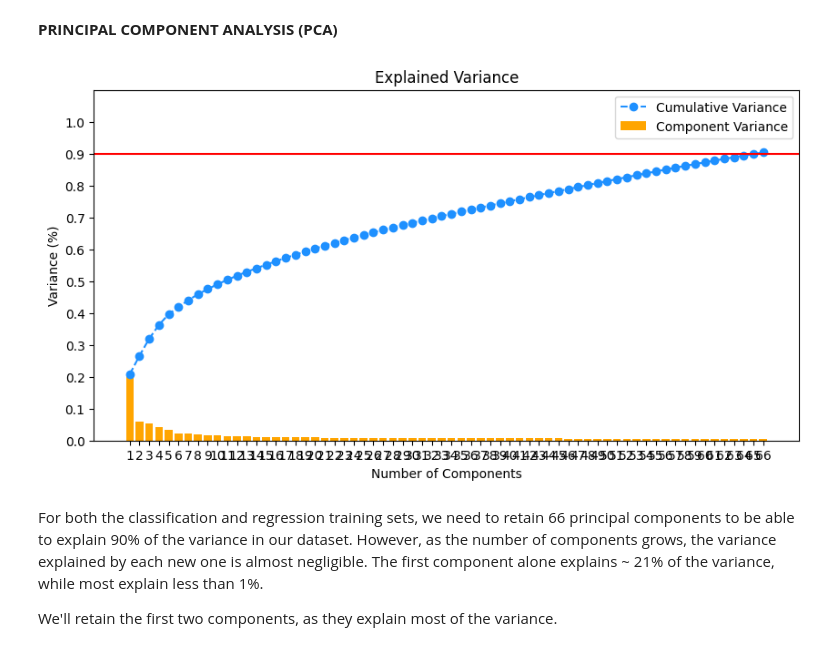
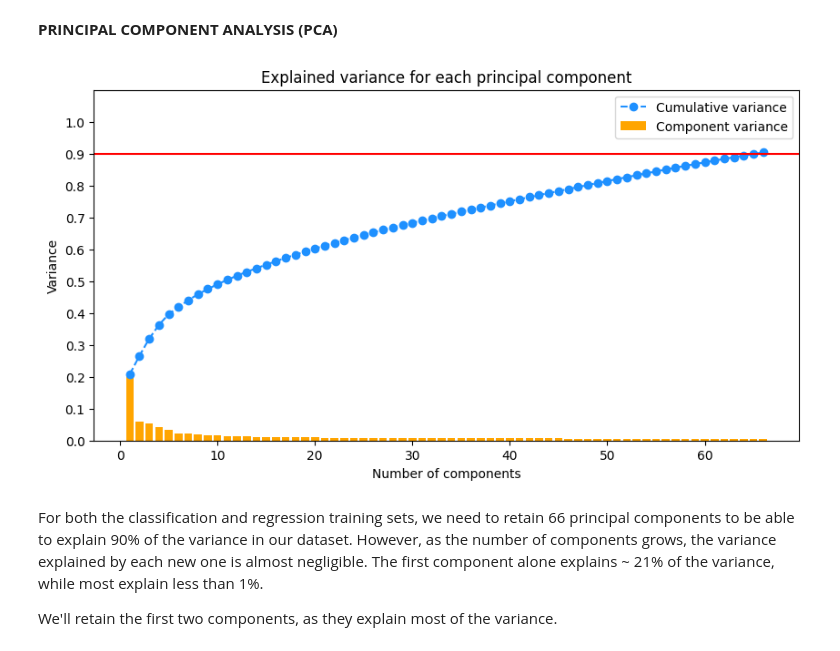
Before and after one commit to AntunesCSR/DM_Group_Project, a Jupyter notebook: HA_Catia.ipynb, the cells around one changed output. Saved outputs shown, nothing was run; the diff lists cells and outputs as text; code cells hidden in the pictures.

Commit message:
PCA updates with plots - Márcia

```diff
--- a/HA_Catia.ipynb
+++ b/HA_Catia.ipynb
@@ -105,34 +105,33 @@ X_test_reg = pd.DataFrame(X_test_reg, columns = X.columns)
 # %%
 # PCA for classification
 pca = PCA(n_components = 0.9)
 X_train_clf_pca = pca.fit_transform(X_train_clf)
 X_test_clf_pca = pca.transform(X_test_clf)
 
 # PCA for regression
 pca = PCA(n_components = 0.9)
 X_train_reg_pca = pca.fit_transform(X_train_reg)
 X_test_reg_pca = pca.transform(X_test_reg)
 
 plt.rcParams["figure.figsize"] = (12,6)
 
 sum_y = np.cumsum(pca.explained_variance_ratio_)
 xi = np.arange(1, len(sum_y)+1)
 
-plt.figure(figsize=(15, 5))
+plt.figure(figsize=(10, 5))
 plt.ylim(0.0,1.1)
 plt.yticks(np.arange(0.0, 1.1, 0.1))
-plt.plot(xi, sum_y, marker='o', linestyle='--', color='dodgerblue', label = 'Cumulative Variance')
-plt.bar(xi, pca.explained_variance_ratio_, color='orange', label = 'Component Variance')
+plt.plot(xi, sum_y, marker='o', linestyle='--', color='dodgerblue', label = 'Cumulative variance')
+plt.bar(xi, pca.explained_variance_ratio_, color='orange', label = 'Component variance')
 
-plt.xlabel('Number of Components')
-plt.xticks(np.arange(1, 67, step=1))
-plt.ylabel('Variance (%)')
+plt.xlabel('Number of components')
+plt.ylabel('Variance')
 plt.legend(loc='best')
-plt.title('Explained Variance')
+plt.title('Explained variance for each principal component')
 plt.axhline(y=0.9, color='r', linestyle='-')
 plt.show()
 # %% [output]
-[figure, old version]
+[figure, new version]
 # %% [markdown]
 For both the classification and regression training sets, we need to retain 66 principal components to be able to explain 90% of the variance in our dataset. However, as the number of components grows, the variance explained by each new one is almost negligible. The first component alone explains ~ 21% of the variance, while most explain less than 1%.
 
```
